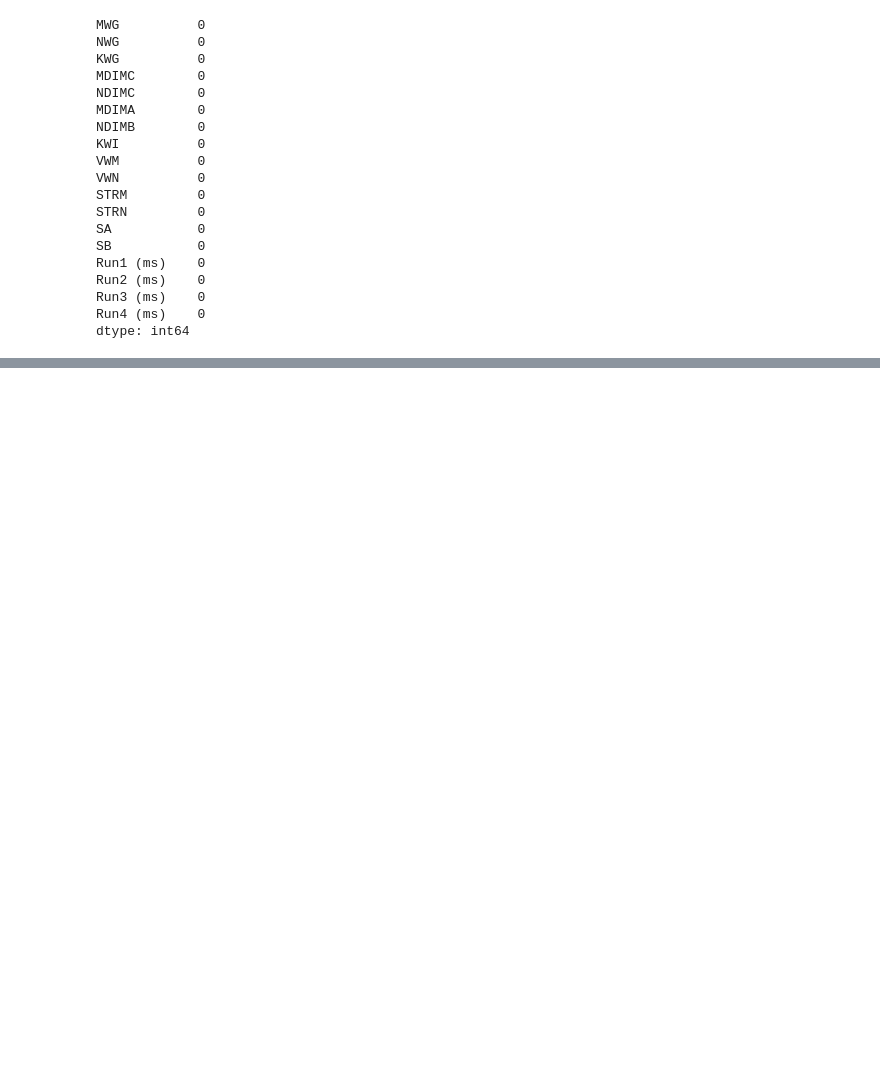
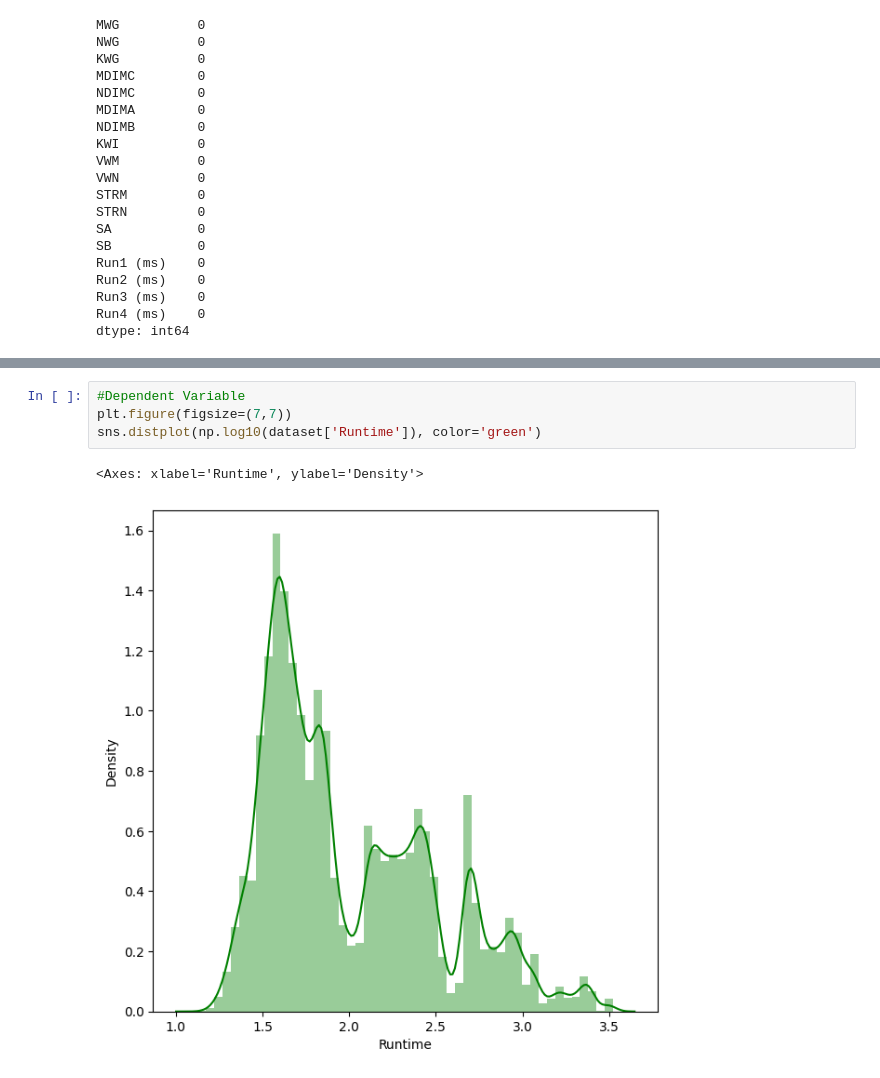
Before and after one commit to Saniyashakur22/Regression-Project, a Jupyter notebook: SGEMM_GPU_Kernel_Performance.ipynb, the cells around one changed output, grey strips where cells are left out. Drawn from its saved outputs; the diff is of its cells as text; blank space fills up the shorter version.

```diff
--- a/SGEMM_GPU_Kernel_Performance.ipynb
+++ b/SGEMM_GPU_Kernel_Performance.ipynb
@@ -190,0 +227,7 @@ dtype: int64
+# %%
+#Dependent Variable
+plt.figure(figsize=(7,7))
+sns.distplot(np.log10(dataset['Runtime']), color='green')
+# %% [output]
+<Axes: xlabel='Runtime', ylabel='Density'>
+[figure, added]
```
Also changed, not shown: parts of 8 cells of this notebook.
